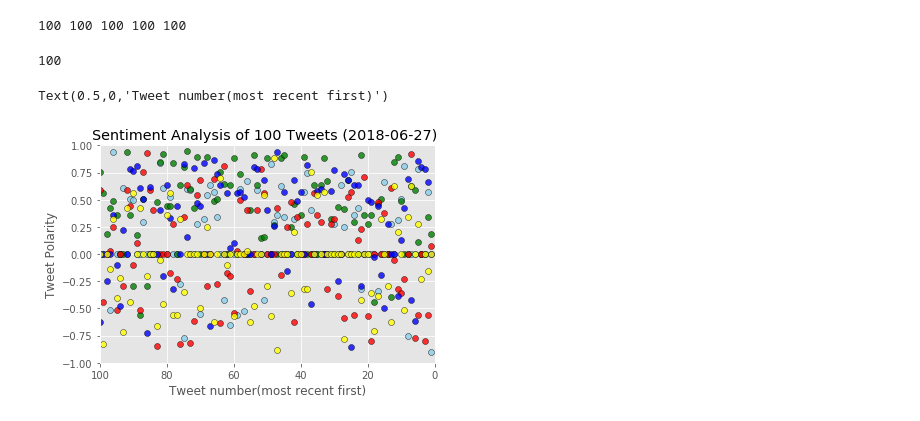
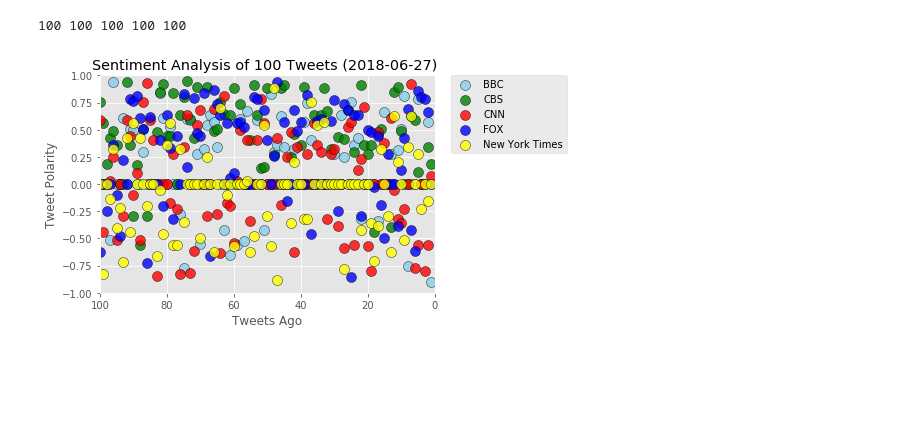
Before and after one commit to vsivakumar9/python-challenge, a Jupyter notebook: Social-Analytics/Sentimentanalysis.ipynb, the cells around one changed output. Saved outputs shown, nothing was run; the diff lists cells and outputs as text; code cells hidden in the pictures; blank space fills up the shorter version.

```diff
--- a/Social-Analytics/Sentimentanalysis.ipynb
+++ b/Social-Analytics/Sentimentanalysis.ipynb
@@ -181,29 +190,36 @@ print(str(len(bbc_compound_list)),str(len(cbs_compound_list)),str(len(cnn_compou
 # %%
 # Create plot
 x_vals = range(100,0,-1)
-print(str(len(x_vals)))
+#print(str(len(x_vals)))
 y_valbbc= bbc_compound_list
 y_valcbs= cbs_compound_list
 y_valcnn= cnn_compound_list
 y_valfox= fox_compound_list
 y_valnyt= nytimes_compound_list
 #plt.scatter(x_vals,y_vals, marker="o", linewidth=0.5,alpha=0.8,color="skyblue",label=True,edgecolor="black")
 #plt.scatter(x_vals,y_vals, marker="o", linewidth=0.5,alpha=0.8,color="skyblue",label=True,edgecolor="green")
-plt.scatter(x_vals,y_valbbc, marker="o", linewidth=0.5,alpha=0.8,color="skyblue",label=True,edgecolor="black")
-plt.scatter(x_vals,y_valcbs, marker="o", linewidth=0.5,alpha=0.8,color="green",label=True,edgecolor="black")
-plt.scatter(x_vals,y_valcnn, marker="o", linewidth=0.5,alpha=0.8,color="red",label=True,edgecolor="black")
-plt.scatter(x_vals,y_valfox, marker="o", linewidth=0.5,alpha=0.8,color="blue",label=True,edgecolor="black")
-plt.scatter(x_vals,y_valnyt, marker="o", linewidth=0.5,alpha=0.8,color="yellow",label=True,edgecolor="black")
+plt.scatter(x_vals,y_valbbc, marker="o", linewidth=0.5,alpha=0.8,color="skyblue",label="BBC",edgecolor="black",
+            s=100)
+plt.scatter(x_vals,y_valcbs, marker="o", linewidth=0.5,alpha=0.8,color="green",label="CBS",edgecolor="black",s=100)
+plt.scatter(x_vals,y_valcnn, marker="o", linewidth=0.5,alpha=0.8,color="red",label="CNN",edgecolor="black",s=100)
+plt.scatter(x_vals,y_valfox, marker="o", linewidth=0.5,alpha=0.8,color="blue",label="FOX",edgecolor="black",s=100)
+plt.scatter(x_vals,y_valnyt, marker="o", linewidth=0.5,alpha=0.8,color="yellow",label="New York Times",edgecolor="black",
+            s=100)
 
 # # Incorporate the other graph properties
 now = datetime.now()
 now = now.strftime("%Y-%m-%d")
+#plt.legend(loc='upper right',markerscale=0.7, scatterpoints=1,)
+plt.figure(figsize=(4,3))
+plt.legend(bbox_to_anchor=(1.05, 1), loc=2, borderaxespad=0.)
 plt.title(f"Sentiment Analysis of 100 Tweets ({now}) ")
-plt.xlim([100,0]) #Bonus
+plt.xlim([100,0])
 plt.ylim(-1,+1)
 plt.ylabel("Tweet Polarity")
-plt.xlabel("Tweet number(most recent first)")
+plt.xlabel("Tweets Ago")
+#plt.tight_layout()
+plt.savefig("Images/twitter_sentiment_scatter.png")
+
+plt.show()
 # %% [output]
-100
-Text(0.5,0,'Tweet number(most recent first)')
-[figure, old version]
+[figure, new version]
```
Also changed, not shown: parts of 3 cells of this notebook, 2 other files.
